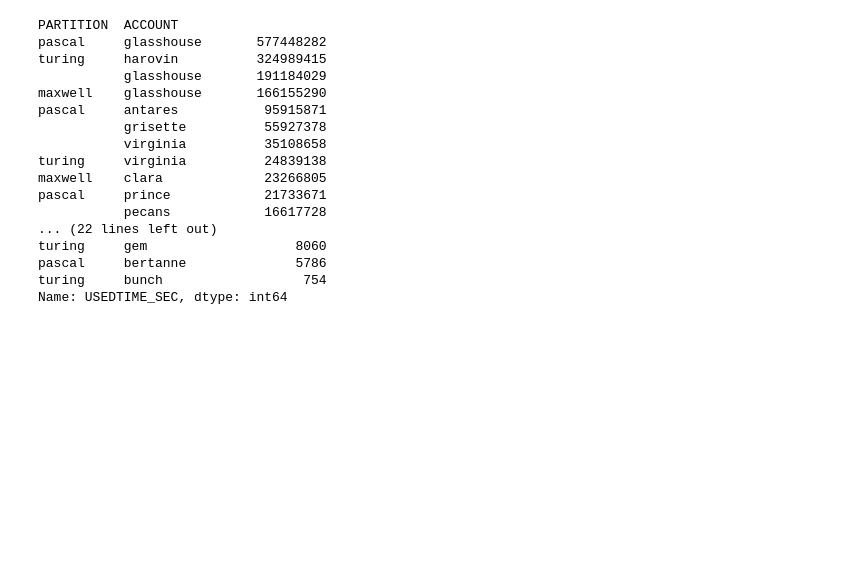
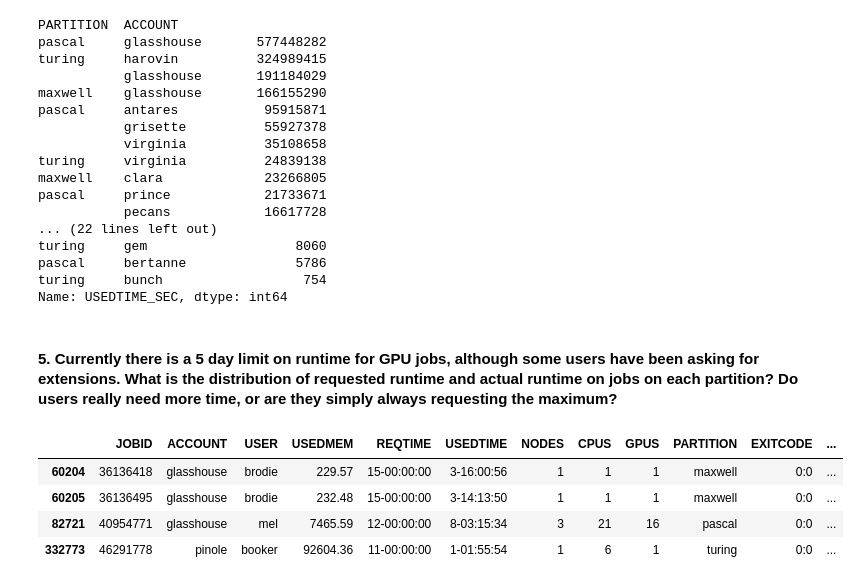
Before and after one commit to ashamaheshwari/accre_vanderbilt_project, a Jupyter notebook: Ajay_ACCRE.ipynb, the cells around one changed output. Drawn from its saved outputs; the diff is of its cells as text; code cells hidden in the pictures; blank space fills up the shorter version.

```diff
--- a/Ajay_ACCRE.ipynb
+++ b/Ajay_ACCRE.ipynb
@@ -62,5 +63,10 @@ gpu_df
 | 336948 | 46754598 | glasshouse | treva | 145.24 | 1-00:00:00 | 00:01:26 | 1 | 5 | 1 | turing | 0:0 | ... |
 | 336949 | 46754618 | malanga | arline | 0 | 2-00:00:00 | 00:00:00 | 0 | 2 | 1 | pascal | 0:0 | ... |
 336950 rows × 14 columns
+# %%
+pd.set_option('display.max_rows', None)
+
+
+pd.DataFrame(gpu_df.STATE.unique())
 # %%
 gpu_df.info()
@@ -147,3 +160,15 @@ turing     gem                   8060
 pascal     bertanne              5786
 turing     bunch                  754
 Name: USEDTIME_SEC, dtype: int64
+# %% [markdown]
+#### 5. Currently there is a 5 day limit on runtime for GPU jobs, although some users have been asking for extensions. What is the distribution of requested runtime and actual runtime on jobs on each partition? Do users really need more time, or are they simply always requesting the maximum?
+# %%
+#Filter on 5 days of REQTIME_SEC
+gpu_completed_df_Q5 = gpu_completed_df[gpu_completed_df["REQTIME_SEC"] > 5 * 25 * 3600]
+gpu_completed_df_Q5
+# %% [output]
+|  | JOBID | ACCOUNT | USER | USEDMEM | REQTIME | USEDTIME | NODES | CPUS | GPUS | PARTITION | EXITCODE | ... |
+| 60204 | 36136418 | glasshouse | brodie | 229.57 | 15-00:00:00 | 3-16:00:56 | 1 | 1 | 1 | maxwell | 0:0 | ... |
+| 60205 | 36136495 | glasshouse | brodie | 232.48 | 15-00:00:00 | 3-14:13:50 | 1 | 1 | 1 | maxwell | 0:0 | ... |
+| 82721 | 40954771 | glasshouse | mel | 7465.59 | 12-00:00:00 | 8-03:15:34 | 3 | 21 | 16 | pascal | 0:0 | ... |
+| 332773 | 46291778 | pinole | booker | 92604.36 | 11-00:00:00 | 1-01:55:54 | 1 | 6 | 1 | turing | 0:0 | ... |
```
Also changed, not shown: parts of 12 cells of this notebook.
